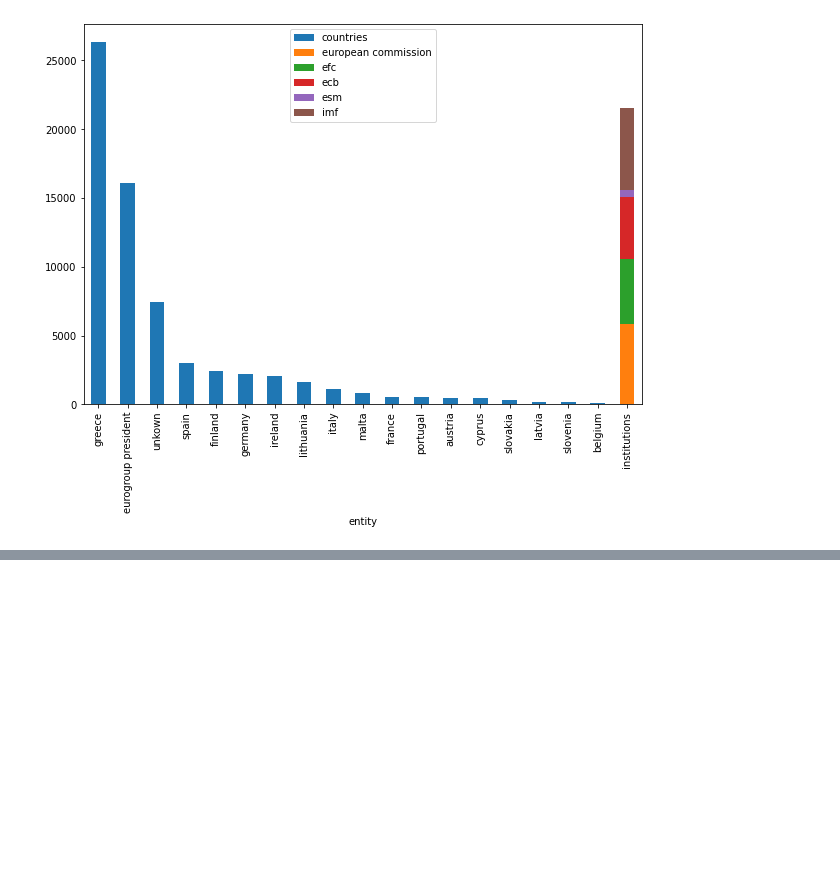
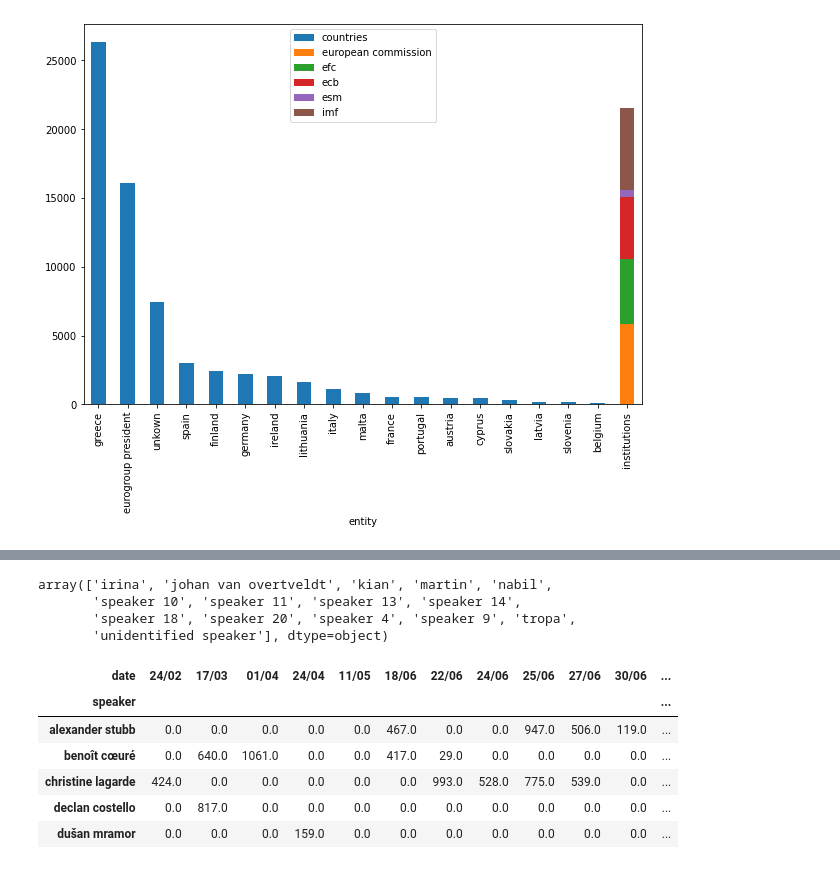
Before and after one commit to ariansajina/master-thesis, a Jupyter notebook: notebooks/preliminary_analysis.ipynb, the cells around one changed output, grey strips where cells are left out. Saved outputs shown, nothing was run; the diff lists cells and outputs as text; code cells hidden in the pictures; blank space fills up the shorter version.

```diff
--- a/notebooks/preliminary_analysis.ipynb
+++ b/notebooks/preliminary_analysis.ipynb
@@ -146,0 +154,7 @@ plt.savefig('../figures/wordcount_by_entity.png')
+# %%
+insignificant_speakers
+# %% [output]
+array(['irina', 'johan van overtveldt', 'kian', 'martin', 'nabil',
+       'speaker 10', 'speaker 11', 'speaker 13', 'speaker 14',
+       'speaker 18', 'speaker 20', 'speaker 4', 'speaker 9', 'tropa',
+       'unidentified speaker'], dtype=object)
@@ -146,0 +170,10 @@ plt.savefig('../figures/wordcount_by_entity.png')
+# %%
+X.head()
+# %% [output]
+| date | 24/02 | 17/03 | 01/04 | 24/04 | 11/05 | 18/06 | 22/06 | 24/06 | 25/06 | 27/06 | 30/06 | ... |
+| speaker |  |  |  |  |  |  |  |  |  |  |  | ... |
+| alexander stubb | 0.0 | 0.0 | 0.0 | 0.0 | 0.0 | 467.0 | 0.0 | 0.0 | 947.0 | 506.0 | 119.0 | ... |
+| benoît cœuré | 0.0 | 640.0 | 1061.0 | 0.0 | 0.0 | 417.0 | 29.0 | 0.0 | 0.0 | 0.0 | 0.0 | ... |
+| christine lagarde | 424.0 | 0.0 | 0.0 | 0.0 | 0.0 | 0.0 | 993.0 | 528.0 | 775.0 | 539.0 | 0.0 | ... |
+| declan costello | 0.0 | 817.0 | 0.0 | 0.0 | 0.0 | 0.0 | 0.0 | 0.0 | 0.0 | 0.0 | 0.0 | ... |
+| dušan mramor | 0.0 | 0.0 | 0.0 | 159.0 | 0.0 | 0.0 | 0.0 | 0.0 | 0.0 | 0.0 | 0.0 | ... |
```
Also changed, not shown: parts of 12 cells of this notebook, 3 other files.
